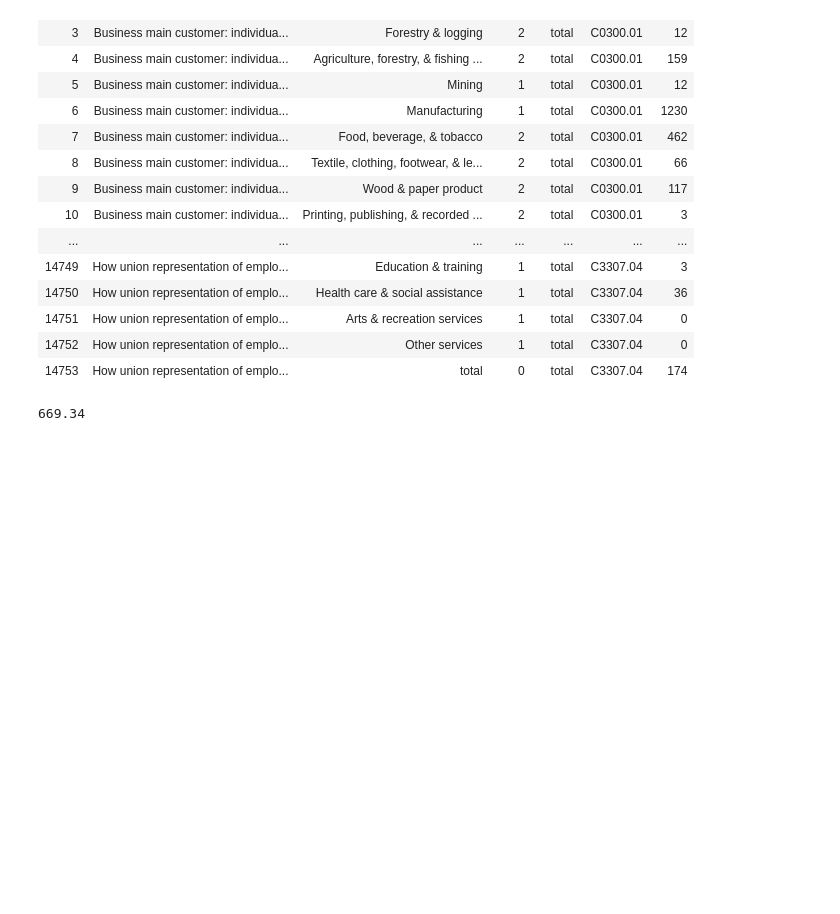
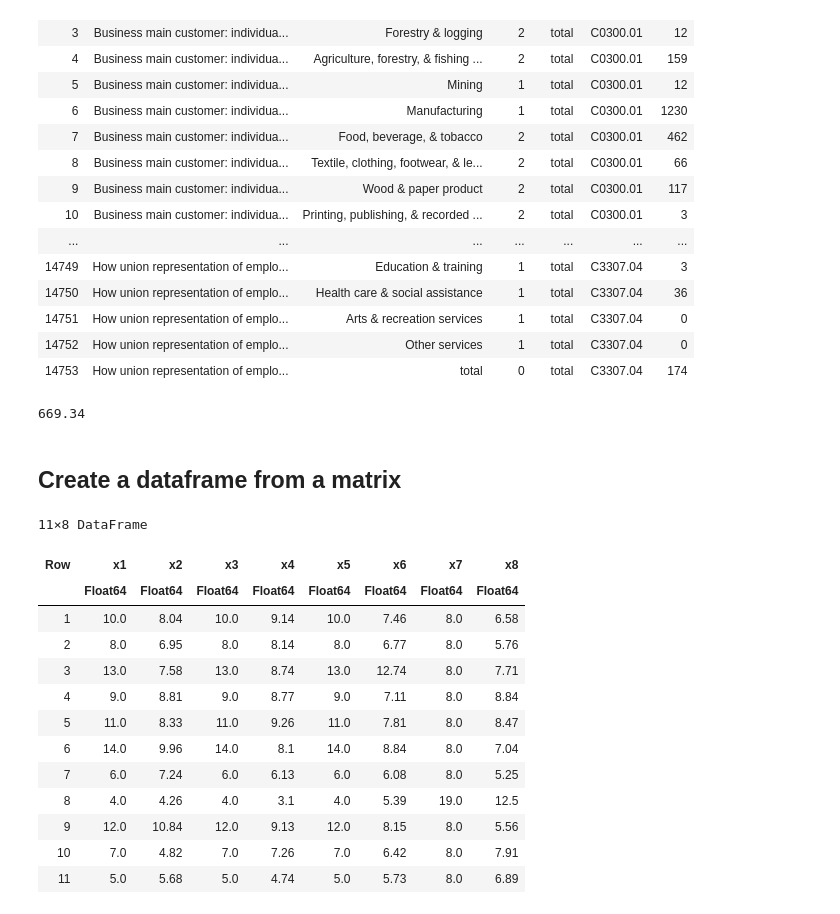
Before and after one commit to chlazaris/Julia_for_DS, a Jupyter notebook: Julia_for_DS.ipynb, the cells around one changed output. Cells and saved outputs as stored; diff of their text form; code cells hidden in the pictures; blank space fills up the shorter version.

Commit message:
Added some notes on how to create dataframes and how to use the RCall package for interaction with R

```diff
--- a/Julia_for_DS.ipynb
+++ b/Julia_for_DS.ipynb
@@ -1009,3 +1028,17 @@ using Statistics
 round(mean(df[:,"value"]), digits = 2)
 # %% [output]
 669.34
+# %% [markdown]
+## Create a dataframe from a matrix
+# %%
+aq = [10.0   8.04  10.0  9.14  10.0   7.46   8.0   6.58
+8.0   6.95   8.0  8.14   8.0   6.77   8.0   5.76
+13.0   7.58  13.0  8.74  13.0  12.74   8.0   7.71
+9.0   8.81   9.0  8.77   9.0   7.11   8.0   8.84
+11.0   8.33  11.0  9.26  11.0   7.81   8.0   8.47
+14.0   9.96  14.0  8.1   14.0   8.84   8.0   7.04
+6.0   7.24   6.0  6.13   6.0   6.08   8.0   5.25
+4.0   4.26   4.0  3.1    4.0   5.39  19.0  12.50
+12.0  10.84  12.0  9.13  12.0   8.15   8.0   5.56
+7.0   4.82   7.0  7.26   7.0   6.42   8.0   7.91
+5.0   5.68   5.0  4.74   5.0   5.73   8.0   6.89];
@@ -1011,0 +1047,17 @@ round(mean(df[:,"value"]), digits = 2)
+# %%
+aq_df = DataFrame(aq, :auto)
+# %% [output]
+11×8 DataFrame
+| Row | x1 | x2 | x3 | x4 | x5 | x6 | x7 | x8 |
+|  | Float64 | Float64 | Float64 | Float64 | Float64 | Float64 | Float64 | Float64 |
+| 1 | 10.0 | 8.04 | 10.0 | 9.14 | 10.0 | 7.46 | 8.0 | 6.58 |
+| 2 | 8.0 | 6.95 | 8.0 | 8.14 | 8.0 | 6.77 | 8.0 | 5.76 |
+| 3 | 13.0 | 7.58 | 13.0 | 8.74 | 13.0 | 12.74 | 8.0 | 7.71 |
+| 4 | 9.0 | 8.81 | 9.0 | 8.77 | 9.0 | 7.11 | 8.0 | 8.84 |
+| 5 | 11.0 | 8.33 | 11.0 | 9.26 | 11.0 | 7.81 | 8.0 | 8.47 |
+| 6 | 14.0 | 9.96 | 14.0 | 8.1 | 14.0 | 8.84 | 8.0 | 7.04 |
+| 7 | 6.0 | 7.24 | 6.0 | 6.13 | 6.0 | 6.08 | 8.0 | 5.25 |
+| 8 | 4.0 | 4.26 | 4.0 | 3.1 | 4.0 | 5.39 | 19.0 | 12.5 |
+| 9 | 12.0 | 10.84 | 12.0 | 9.13 | 12.0 | 8.15 | 8.0 | 5.56 |
+| 10 | 7.0 | 4.82 | 7.0 | 7.26 | 7.0 | 6.42 | 8.0 | 7.91 |
+| 11 | 5.0 | 5.68 | 5.0 | 4.74 | 5.0 | 5.73 | 8.0 | 6.89 |
```
Also changed, not shown: parts of 25 cells of this notebook.
